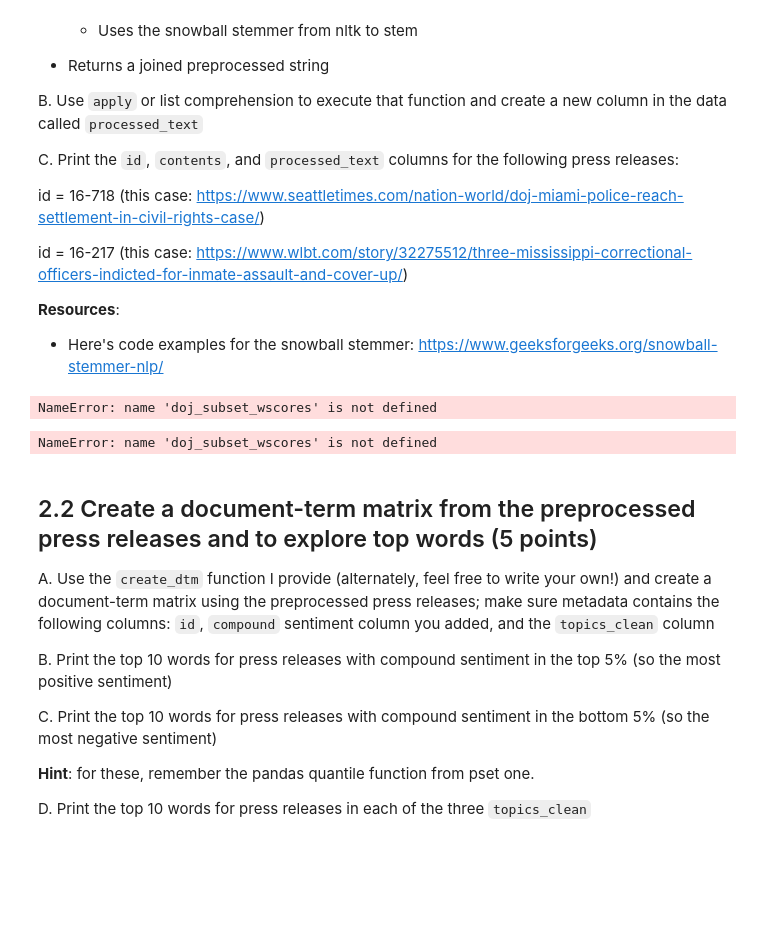
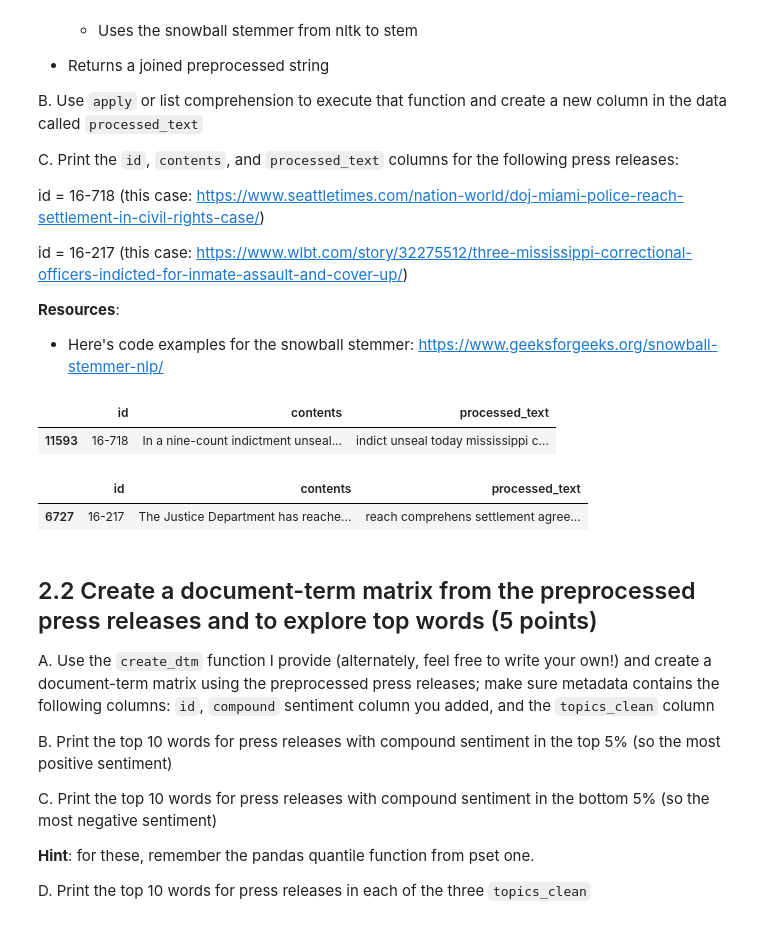
Before and after one commit to orenpk/QSS20_S24, a Jupyter notebook: my_psests/pset3/pset3_blank.ipynb, the cells around one changed output. Cells and saved outputs as stored; diff of their text form; code cells hidden in the pictures; blank space fills up the shorter version.

```diff
--- a/my_psests/pset3/pset3_blank.ipynb
+++ b/my_psests/pset3/pset3_blank.ipynb
@@ -324,7 +377,7 @@ id = 16-217 (this case: https://www.wlbt.com/story/32275512/three-mississippi-co
 
 - Here's code examples for the snowball stemmer: https://www.geeksforgeeks.org/snowball-stemmer-nlp/
 # %%
-custom_doj_stopwords = ["civil", "rights", "division", "department", "justice",
+custom_stopwords = ["civil", "rights", "division", "department", "justice",
                         "office", "attorney", "district", "case", "investigation", "assistant",
                        "trial", "assistance", "assist"]
 # %%
@@ -349,18 +402,19 @@ def preprocess_text(text, custom_stopwords):
     return ' '.join(processed_words)
 # %%
 ## your code executing the function
-doj_subset_wscores['processed_text'] = doj_subset_wscores['contents'].apply(lambda x: preprocess_text(x, custom_stopwords))
+doj_subset_wscore['processed_text'] = doj_subset_wscore['contents'].apply(lambda x: preprocess_text(x, custom_stopwords))
-# %% [output]
-NameError: name 'doj_subset_wscores' is not defined
 # %%
 ## your code showing the examples
-filtered_miami = doj_subset_wscores[(doj_subset_wscores['id'] >= 16) & (doj_subset_wscores['id'] <= 718)]
-filtered_miami[['id', 'contents', 'processed_text']]
+miami_case = doj_subset_wscore[doj_subset_wscore['id'] == '16-718']
+miami_case[['id', 'contents', 'processed_text']]
 
-filtered_missisippi = filtered_miami[(filtered_miami['id'] >= 16) & (filtered_miami['id'] <= 217)]
-filtered_missisippi[['id', 'contents', 'processed_text']]
+missisippi_case = doj_subset_wscore[doj_subset_wscore['id'] == '16-217']
+missisippi_case[['id', 'contents', 'processed_text']]
 # %% [output]
-NameError: name 'doj_subset_wscores' is not defined
+|  | id | contents | processed_text |
+| 11593 | 16-718 | In a nine-count indictment unseal... | indict unseal today mississippi c... |
+|  | id | contents | processed_text |
+| 6727 | 16-217 | The Justice Department has reache... | reach comprehens settlement agree... |
 # %% [markdown]
 ## 2.2 Create a document-term matrix from the preprocessed press releases and to explore top words (5 points)
 
```
Also changed, not shown: parts of 39 cells of this notebook, 1 other file.
